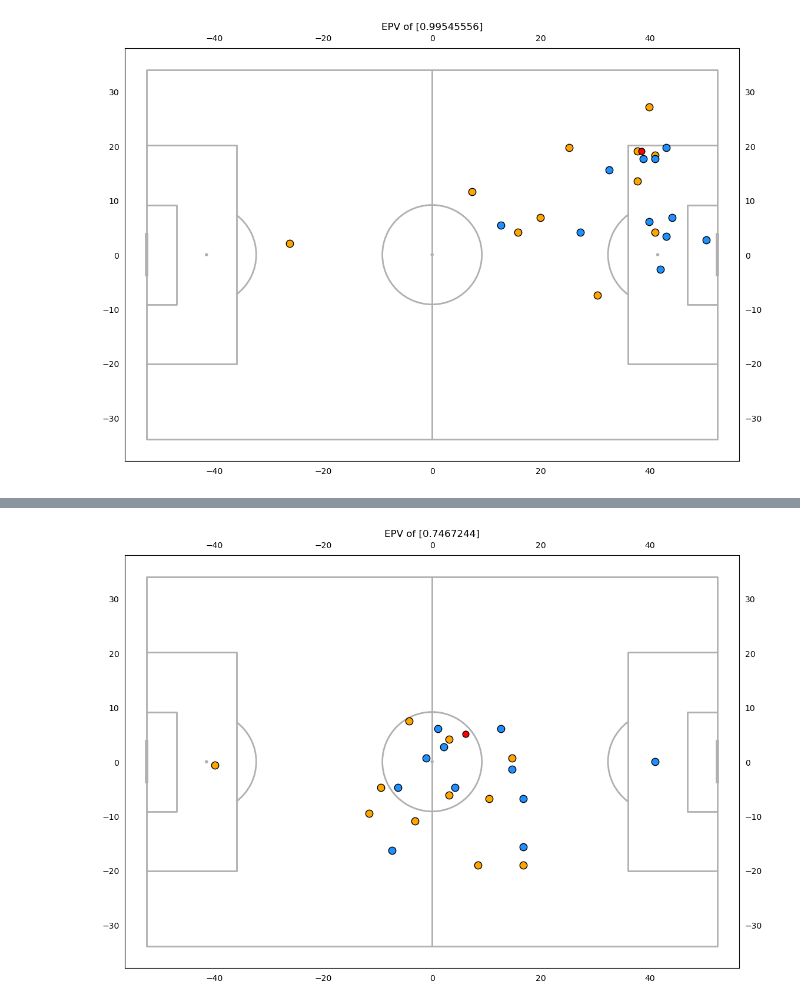
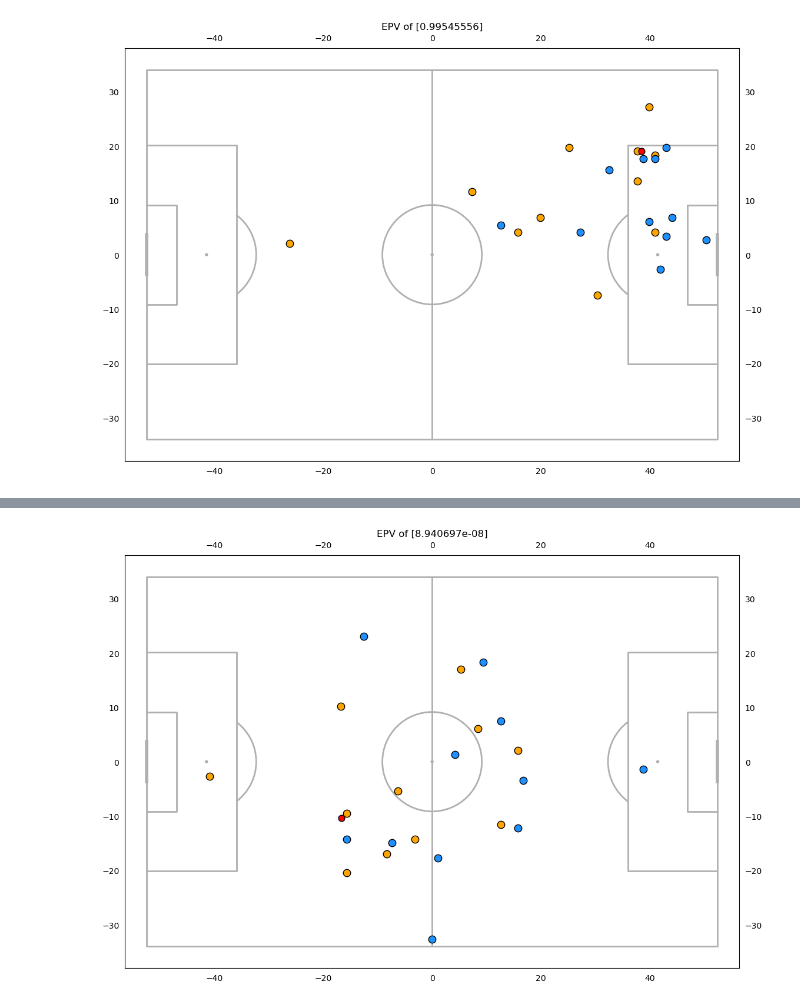
Before and after one commit to alexmiale/ds4420_project, a Jupyter notebook: epv/EPV_Model.ipynb, the cells around one changed output, grey strips where cells are left out. Drawn from its saved outputs; the diff is of its cells as text; code cells hidden in the pictures.

```diff
--- a/epv/EPV_Model.ipynb
+++ b/epv/EPV_Model.ipynb
@@ -370,4 +374,4 @@ plot_epv(0.99, 1)
 # %%
-plot_epv(0.74, 0.75)
+plot_epv(0, 0.05)
 # %% [output]
-[figure, old version]
+[figure, new version]
```
Also changed, not shown: parts of 2 cells of this notebook, 6 other files.
